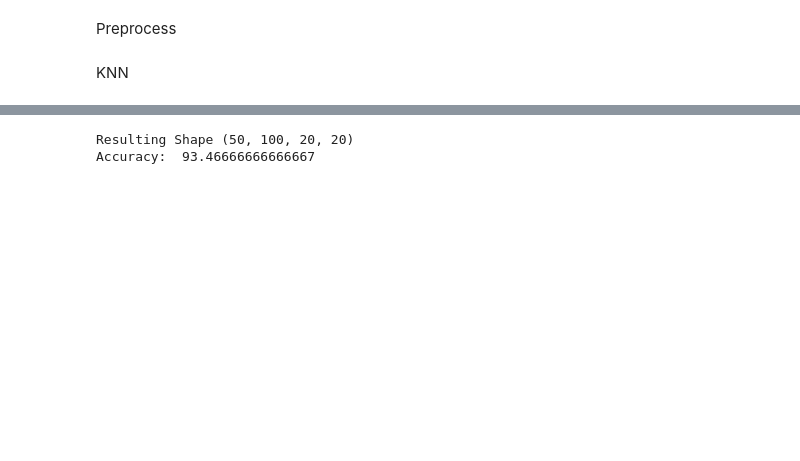
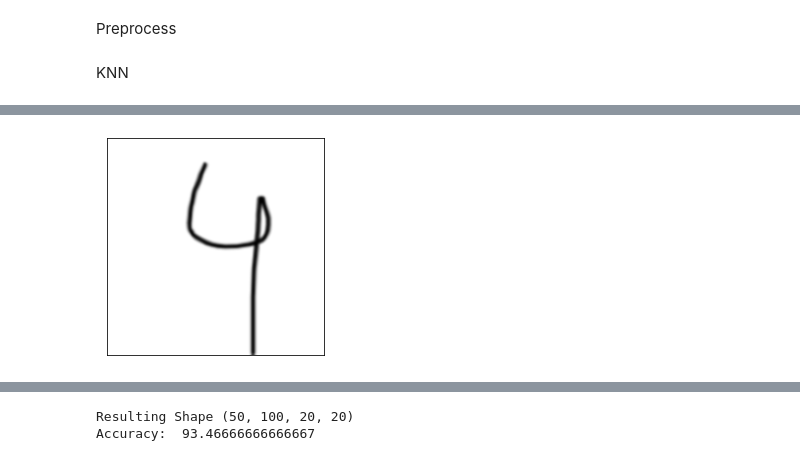
Before and after one commit to haikalzeo/DigitRecognition, a Jupyter notebook: digitrecognition.ipynb, the cells around one changed output, grey strips where cells are left out. Cells and saved outputs as stored; diff of their text form; code cells hidden in the pictures; blank space fills up the shorter version.

```diff
--- a/digitrecognition.ipynb
+++ b/digitrecognition.ipynb
@@ -145,6 +122,7 @@ def get_path_list(root_path):
 def get_class_id(root_path, train_names):
     # initilize array to store image and class id
     image_list = []
+    image_blur_list = []
     image_class_list = []
 
     # looping through list of folder or train names path
@@ -159,16 +137,21 @@ def get_class_id(root_path, train_names):
             image = cv2.imread(full_image_path)
             image = cv2.cvtColor(image, cv2.COLOR_BGR2GRAY)
             image = cv2.GaussianBlur(image, (5,5), 0)
-            image_vector = cv2.resize(image, (20,20)).flatten()
-            image_vector = np.array(image_vector).astype(np.float32)
+            image_blur_list.append(image)
 
             # append image list with the image
-            image_list.append(image_vector)
+            image_list.append(cv2.resize(image, (200,200)).flatten())
             # append image class list with class of the image
             image_class_list.append(image_class)
 
     image_list = np.array(image_list).astype(np.float32)
     image_class_list = np.array(image_class_list).astype(np.float32)
 
-    return image_list, image_class_list
+    return image_list, image_class_list, image_blur_list
+# %%
+train_root_path = './drive/MyDrive/DigitRecognition_Dataset/Train'
+train_names = get_path_list(train_root_path)
+train_image_list, image_classes_list, image_blur_list = get_class_id(train_root_path, train_names)
+
+(X_train, X_test, y_train, y_test) = train_test_split(train_image_list, image_classes_list, test_size=0.25, random_state=42)
 # %%
@@ -193,0 +211,6 @@ Accuracy:  21.22905027932961
+# %%
+plt.imshow(image_blur_list[0], "gray")
+plt.xticks([]), plt.yticks([])
+plt.show()
+# %% [output]
+[figure, added]
```
Also changed, not shown: parts of 16 cells of this notebook.
